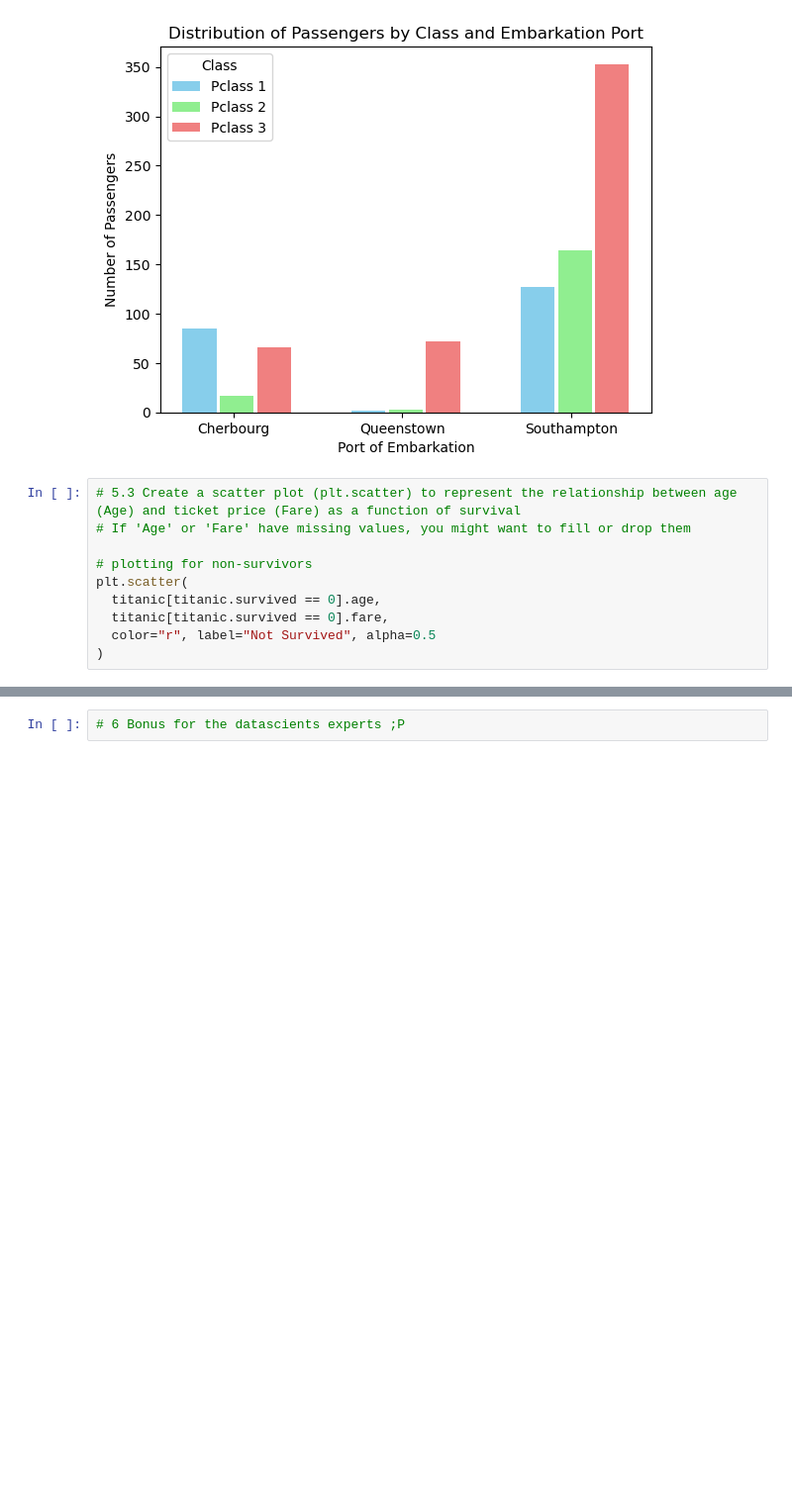
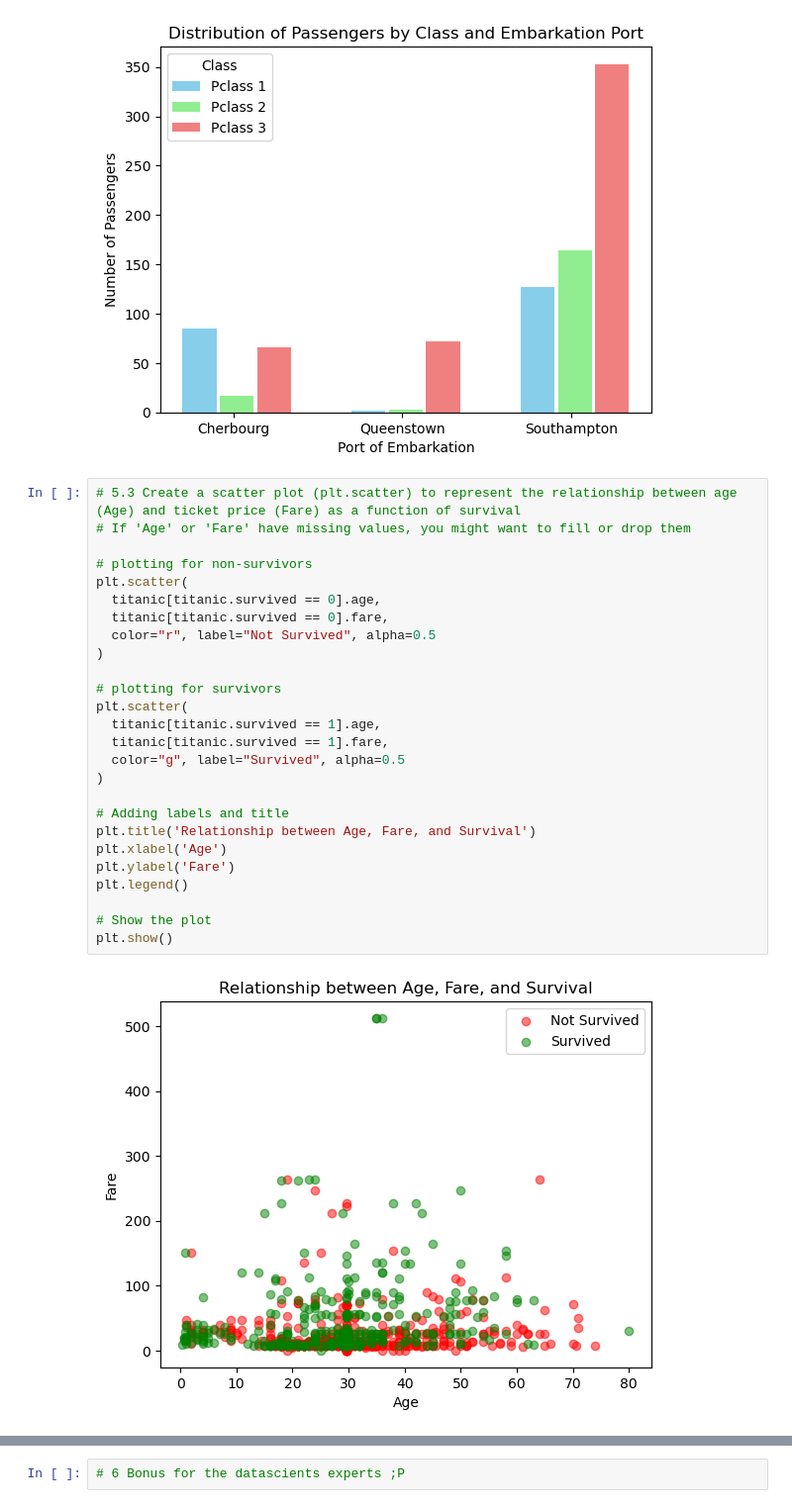
Before and after one commit to moiap13/nomades_python_software_engineer, a Jupyter notebook: numpy_pandas/student_exercises/corrections/pandas/titanic.ipynb, the cells around one changed output, grey strips where cells are left out. Shown at 99% size. Saved outputs shown, nothing was run; the diff lists cells and outputs as text; blank space fills up the shorter version.

```diff
--- a/numpy_pandas/student_exercises/corrections/pandas/titanic.ipynb
+++ b/numpy_pandas/student_exercises/corrections/pandas/titanic.ipynb
@@ -351,10 +351,28 @@ plt.show()
 # %%
 # 5.3 Create a scatter plot (plt.scatter) to represent the relationship between age (Age) and ticket price (Fare) as a function of survival
 # If 'Age' or 'Fare' have missing values, you might want to fill or drop them
 
 # plotting for non-survivors
 plt.scatter(
   titanic[titanic.survived == 0].age,
   titanic[titanic.survived == 0].fare,
   color="r", label="Not Survived", alpha=0.5
 )
+
+# plotting for survivors
+plt.scatter(
+  titanic[titanic.survived == 1].age,
+  titanic[titanic.survived == 1].fare,
+  color="g", label="Survived", alpha=0.5
+)
+
+# Adding labels and title
+plt.title('Relationship between Age, Fare, and Survival')
+plt.xlabel('Age')
+plt.ylabel('Fare')
+plt.legend()
+
+# Show the plot
+plt.show()
+# %% [output]
+[figure, added]
```
Also changed, not shown: parts of 3 cells of this notebook, 5 other files.
